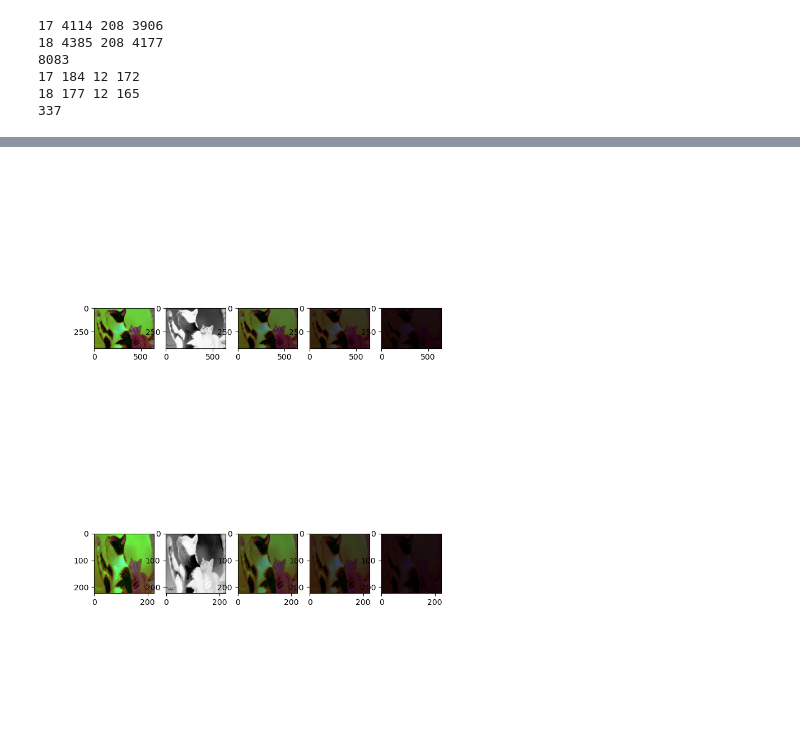
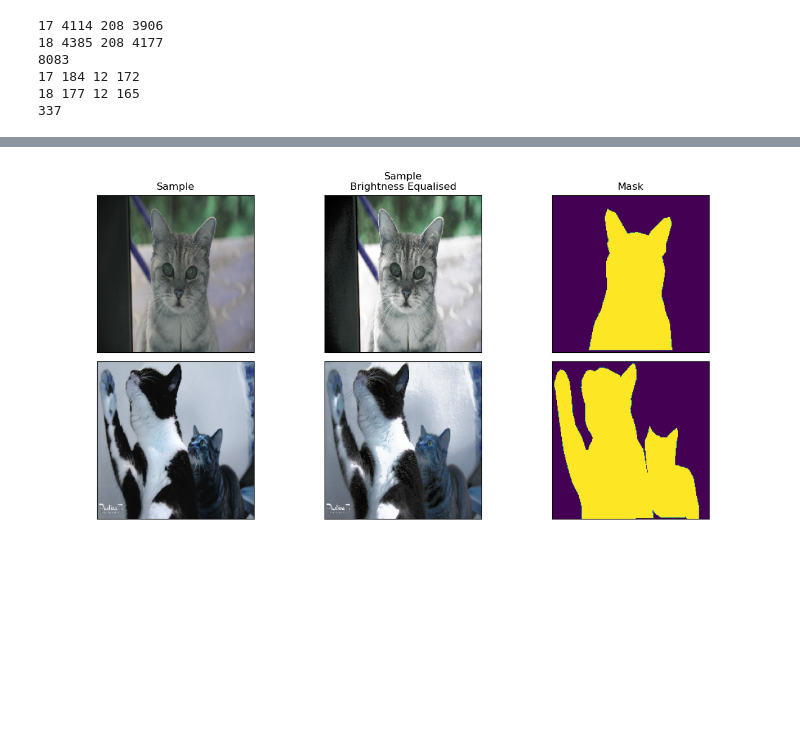
Before and after one commit to braindatalab/debugging_xai, a Jupyter notebook: coco_cats_and_dogs.ipynb, the cells around one changed output, grey strips where cells are left out. Cells and saved outputs as stored; diff of their text form; code cells hidden in the pictures; blank space fills up the shorter version.

```diff
--- a/coco_cats_and_dogs.ipynb
+++ b/coco_cats_and_dogs.ipynb
@@ -60,8 +62,9 @@ electronic sports kitchen person vehicle food indoor appliance outdoor accessory
 # %%
-# # get all images containing given categories, select one at random
-# catIds = coco.getCatIds(catNms=['person','dog','skateboard']);
-# print(catIds)
-# imgIds = coco.getImgIds(catIds=catIds );
-# print(imgIds)
-# imgIds = coco.getImgIds(imgIds = [324158])
-# img = coco.loadImgs(imgIds[np.random.randint(0,len(imgIds))])[0]
+# get all images containing given categories, select one at random
+catIds = coco_train.getCatIds(catNms=['person','dog','skateboard']);
+print(catIds)
+imgIds = coco_train.getImgIds(catIds=catIds );
+print(imgIds)
+imgIds = coco_train.getImgIds(imgIds = [379520])
+print(len(imgIds))
+img = coco_train.loadImgs(imgIds[np.random.randint(0,len(imgIds))])
@@ -193,7 +211,7 @@ animal = 17
 image_ids = animal_no_intersections[animal]
 # j = 1
 
-for j in range(10):
+for j in range(5):
     img = coco_train.loadImgs(image_ids[j])[0]
     print(img)
 
@@ -278,34 +286,67 @@ img
 # %%
-fig, axs = plt.subplots(2,5)
-I = cv2.imread(f'./coco/train2017/{img["file_name"]}', cv2.IMREAD_COLOR)
-out = cv2.cvtColor(   I, cv2.COLOR_RGB2HLS ) / 255 # a bitmap conversion
-axs[0,0].imshow(out)
-axs[0,1].imshow(np.asarray(out)[:,:,1], cmap='Grays')
+%matplotlib ipympl
+fig, axs = plt.subplots(2,3, figsize=(12,6), tight_layout=True)
 
-I = cv2.resize(cv2.imread(f'./coco/train2017/{img["file_name"]}', cv2.IMREAD_COLOR), (224,224))
-out_norm = np.asarray(cv2.cvtColor(   I, cv2.COLOR_RGB2HLS ))  # a bitmap conversion
+for j, img_id in enumerate([4,9]):
+    img = coco_train.loadImgs(image_ids[img_id])[0]
+    I = cv2.imread(f'./coco/train2017/{img["file_name"]}', cv2.IMREAD_COLOR)
+    out = cv2.cvtColor(   I, cv2.COLOR_RGB2HLS ) / 255 # a bitmap conversion
 
-out_norm[:,:,1] = image_histogram_equalization(out_norm[:,:,1])[0]
-print(out_norm[:,:,1])
-axs[1,0].imshow(out_norm)
-axs[1,1].imshow(out_norm[:,:,1], cmap='Grays')
 
-out_norm = out_norm / 255
+    I = cv2.resize(cv2.imread(f'./coco/train2017/{img["file_name"]}', cv2.IMREAD_COLOR), (224,224))
+    out_norm = np.asarray(cv2.cvtColor(   I, cv2.COLOR_RGB2HLS ))  # a bitmap conversion
 
-for i, scalar in enumerate([0.75,0.5,0.25]):
-    out_copy = np.asarray(out).copy()
-    out_copy[:,:,1] = scalar * out_copy[:,:,1]
+    out_norm[:,:,1] = image_histogram_equalization(out_norm[:,:,1])[0]
+    # print(out_norm[:,:,1])
 
-    out_norm_copy = out_norm.copy()
-    out_norm_copy[:,:,1] = scalar * out_norm_copy[:,:,1]
+    axs[j,0].imshow(I)
+    axs[j,1].imshow(cv2.cvtColor(   out_norm, cv2.COLOR_HLS2RGB ))
 
-    print(out_norm_copy[:,:,1].min())
-    print(out_norm_copy[:,:,1].max())
 
-    axs[0,i+2].imshow(scalar*out_copy, cmap='Grays', vmin=0, vmax=255)
+    annotation_ids = coco_train.getAnnIds(imgIds=img['id'], catIds=animal, iscrowd=False)
+    annotations = coco_train.loadAnns(annotation_ids)
 
-    # out_norm = np.asarray(cv2.cvtColor(   I, cv2.COLOR_RGB2HLS )) # a bitmap conversion
-    # out_norm[:,:,1] = image_histogram_equalization(out_norm[:,:,1])[0]
+    mask = np.zeros(coco_train.annToMask(annotations[0]).shape)
+    for annotation in annotations:
+        # print(annotation)
+        if annotation['category_id'] == animal:
+            masks = coco_train.annToMask(annotation)
+            # print(masks)
+            mask += masks
+    mask[mask!=0] = 1
 
-    axs[1,i+2].imshow(scalar*out_norm_copy, cmap='Grays', vmin=0, vmax=255)
+    mask_im = Image.fromarray(np.uint8(mask)).convert('RGB').resize((224,224))
+
+    axs[j,2].imshow(np.array(mask_im)[:,:,0])
+    # axs[1,1].imshow(out_norm[:,:,1], cmap='Grays')
+
+    out_norm = out_norm / 255
+
+    for i in range(3):
+        axs[j,i].set_xticks([])
+        axs[j,i].set_yticks([])
+
+
+axs[0,0].set_title('Sample')
+axs[0,1].set_title('Sample\nBrightness Equalised')
+axs[0,2].set_title('Mask')
+
+plt.show()
+
+# for i, scalar in enumerate([0.75,0.5,0.25]):
+#     out_copy = np.asarray(out).copy()
+#     out_copy[:,:,1] = scalar * out_copy[:,:,1]
+
+#     out_norm_copy = out_norm.copy()
+#     out_norm_copy[:,:,1] = scalar * out_norm_copy[:,:,1]
+
+#     print(out_norm_copy[:,:,1].min())
+#     print(out_norm_copy[:,:,1].max())
+
+#     axs[0,i+2].imshow(scalar*out_copy, cmap='Grays', vmin=0, vmax=255)
+
+#     # out_norm = np.asarray(cv2.cvtColor(   I, cv2.COLOR_RGB2HLS )) # a bitmap conversion
+#     # out_norm[:,:,1] = image_histogram_equalization(out_norm[:,:,1])[0]
+
+#     axs[1,i+2].imshow(scalar*out_norm_copy, cmap='Grays', vmin=0, vmax=255)
 # %% [output]
@@ -325 +353 @@ for i, scalar in enumerate([0.75,0.5,0.25]):
-[figure, old version]
+[figure, new version]
```
Also changed, not shown: parts of 42 cells of this notebook, 30 other files.
